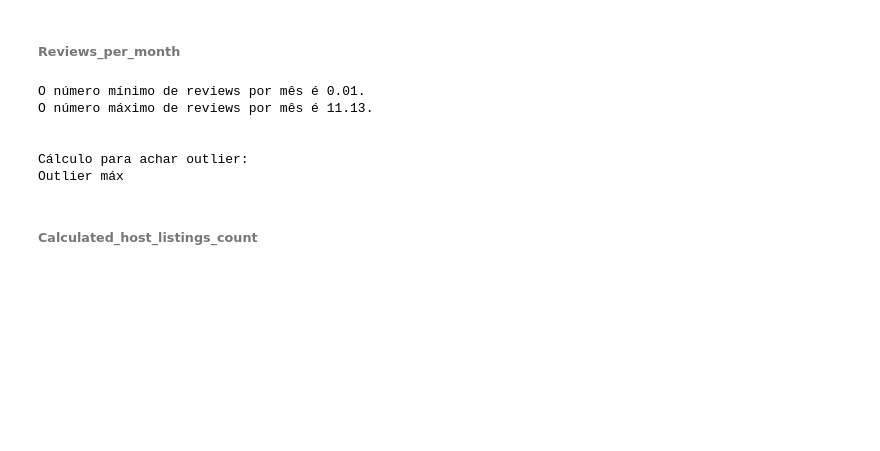
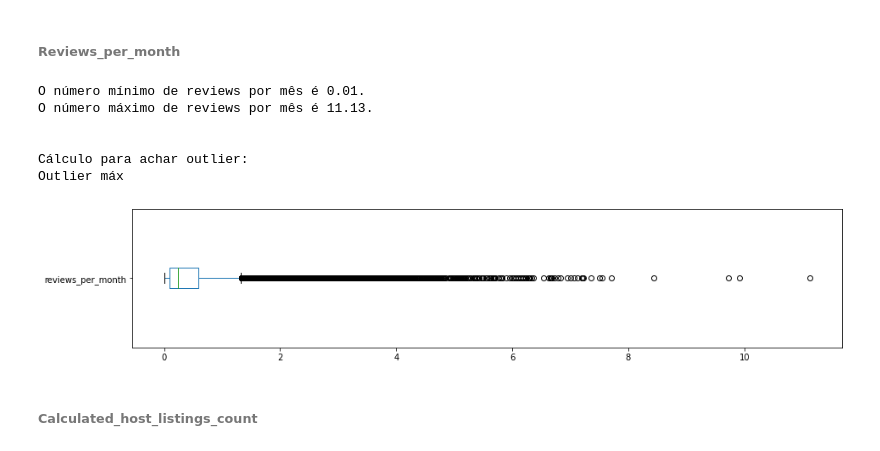
Before and after one commit to eduardoscovino/Airbnb-data-analysis-sicilia, a Jupyter notebook: Analisando_os_Dados_do_Airbnb.ipynb, the cells around one changed output. Saved outputs shown, nothing was run; the diff lists cells and outputs as text; code cells hidden in the pictures; blank space fills up the shorter version.

```diff
--- a/Analisando_os_Dados_do_Airbnb.ipynb
+++ b/Analisando_os_Dados_do_Airbnb.ipynb
@@ -223,18 +249,22 @@ Como 0 não foi considerado um outlier no limite inferior, acreditamos que no da
 # %% [markdown]
 ###### Reviews_per_month
 # %%
+df.reviews_per_month.plot(kind='box', vert=False, figsize=(15, 3))
+
 print('O número mínimo de reviews por mês é %s.' % min(df.reviews_per_month))
 print('O número máximo de reviews por mês é %s.' % max(df.reviews_per_month))
 print('\n')
 print('Cálculo para achar outlier:')
 print(calc_outlier(df.reviews_per_month.quantile(0.75), df.reviews_per_month.quantile(0.25), df.reviews_per_month.mean(), df.reviews_per_month.max(), df.reviews_per_month.min()))
+print('\n')
 # %% [output]
 O número mínimo de reviews por mês é 0.01.
 O número máximo de reviews por mês é 11.13.
 
 
 Cálculo para achar outlier:
 Outlier máx
+[figure, added]
 # %% [markdown]
 ###### Calculated_host_listings_count
 # %%
```
Also changed, not shown: parts of 36 cells of this notebook.
